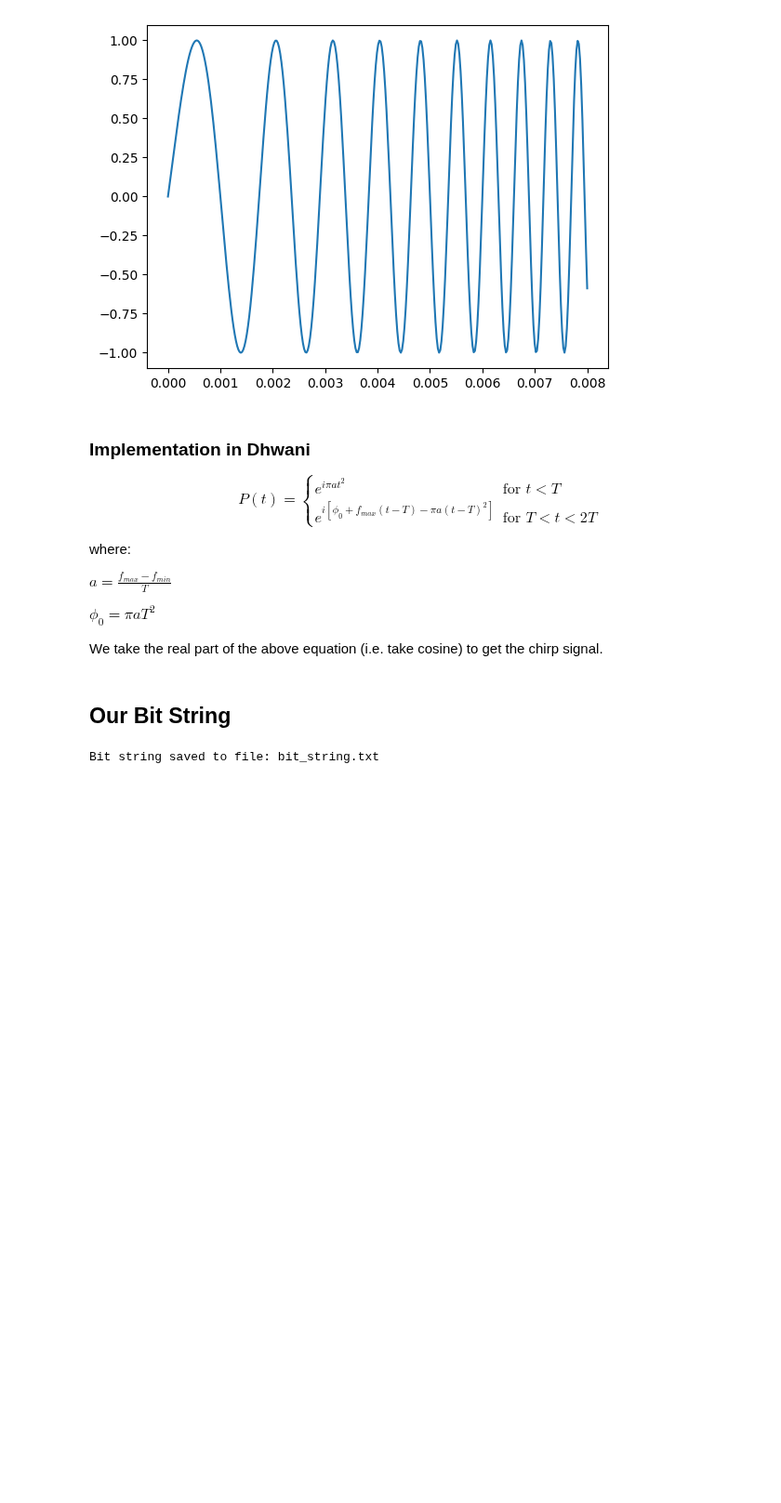
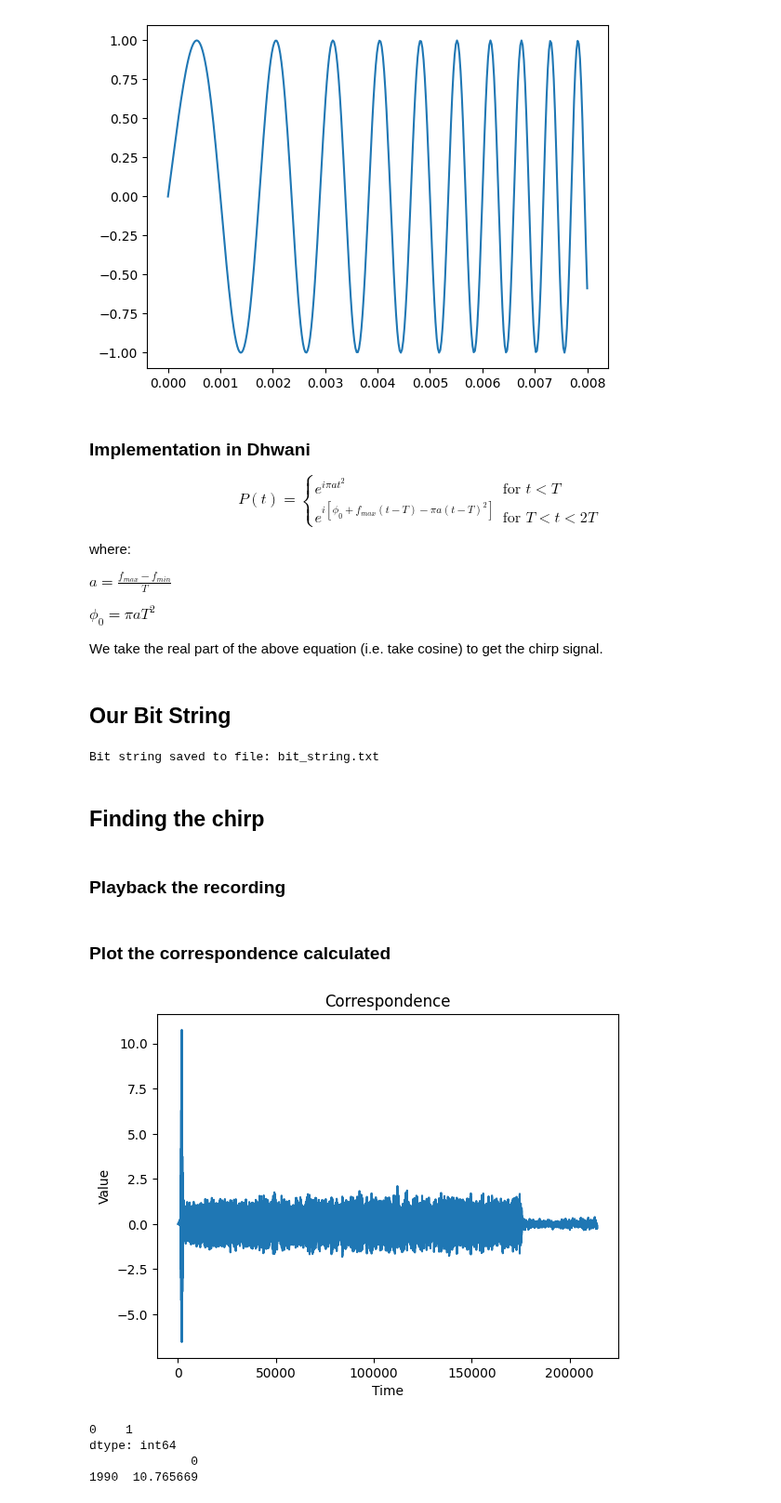
Before and after one commit to Mysterious-Mus/AcousticNFC, a Jupyter notebook: notes.ipynb, the cells around one changed output. Shown at 93% size. Drawn from its saved outputs; the diff is of its cells as text; code cells hidden in the pictures; blank space fills up the shorter version.

Commit message:
correspondence with SoF can be calculated

```diff
--- a/notes.ipynb
+++ b/notes.ipynb
@@ -183,3 +183,7 @@ with open('bit_string.txt', 'w') as f:
 print("Bit string saved to file: bit_string.txt")
 # %% [output]
 Bit string saved to file: bit_string.txt
+# %% [markdown]
+## Finding the chirp
+# %% [markdown]
+### Playback the recording
@@ -185,0 +219,37 @@ Bit string saved to file: bit_string.txt
+# %% [markdown]
+### Plot the correspondence calculated
+# %%
+import pandas as pd
+import matplotlib.pyplot as plt
+
+# Load the data from the CSV file
+data = pd.read_csv('correlations.csv', header=None)
+
+# Plot the data
+plt.plot(data)
+
+# Add labels and title
+plt.xlabel('Time')
+plt.ylabel('Value')
+plt.title('Correspondence')
+
+# Show the plot
+plt.show()
+# %% [output]
+[figure, added]
+# %%
+# see how many is above 5
+import pandas as pd
+import matplotlib.pyplot as plt
+
+# Load the data from the CSV file
+data = pd.read_csv('correlations.csv', header=None)
+
+print(data[abs(data) > 10].count())
+# print the >10 values
+print(data[abs(data[0]) > 10])
+# %% [output]
+0    1
+dtype: int64
+              0
+1990  10.765669
```
Also changed, not shown: parts of 1 cell of this notebook, 5 other files.
